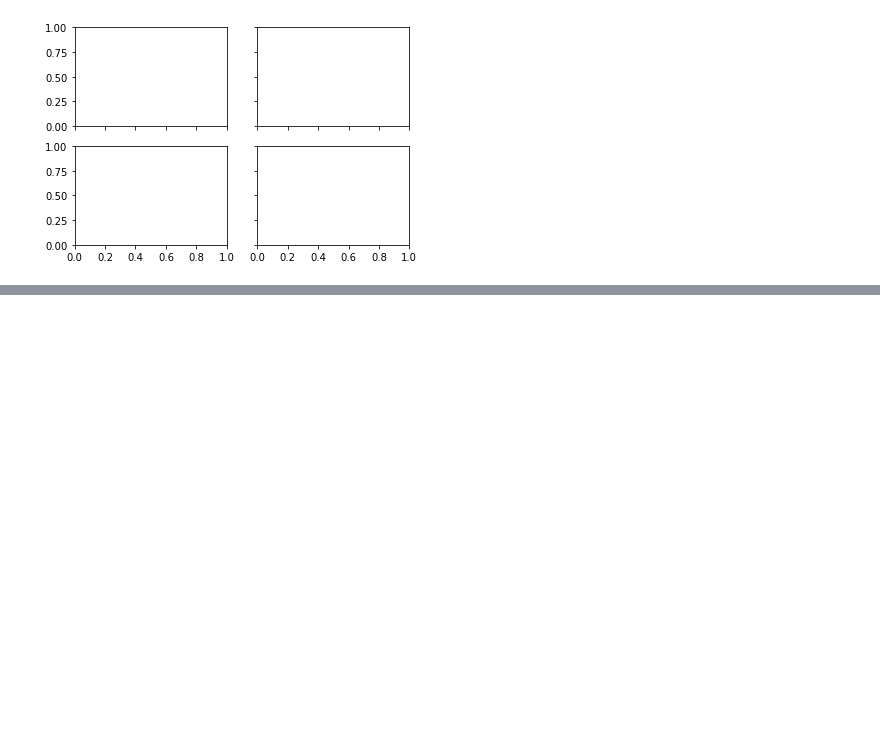
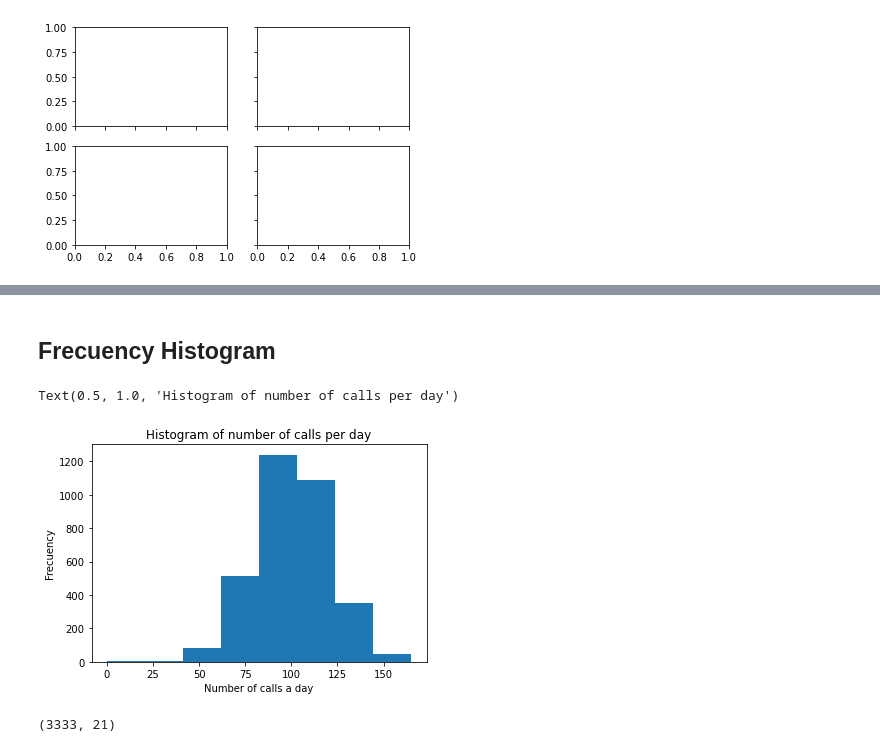
Before and after one commit to nil-andreu/machinelearningcourse, a Jupyter notebook: Part 3; Data Cleaning - Graphical Representations.ipynb, the cells around one changed output, grey strips where cells are left out. Cells and saved outputs as stored; diff of their text form; code cells hidden in the pictures; blank space fills up the shorter version.

Commit message:
Frequency Histogram

```diff
--- a/Part 3; Data Cleaning - Graphical Representations.ipynb
+++ b/Part 3; Data Cleaning - Graphical Representations.ipynb
@@ -71,0 +68,22 @@ AttributeError: 'DataFrame' object has no attribute 'plt'
+# %% [markdown]
+## Frecuency Histogram
+# %%
+#We want to look for example of how the data is ditributed in a graphical way
+plt.hist(database["Day Calls"], bins=8)
+plt.xlabel("Number of calls a day")
+plt.ylabel("Frecuency")
+plt.title("Histogram of number of calls per day")
+
+
+#Where the bins is the number of divisions in the x axis
+#We could define our divisions putting: bins=[20,50,80,120,190] for example
+
+#The xlabel and ylabel is to put the names of the respective labels
+#The .title is to put the name of the title
+# %% [output]
+Text(0.5, 1.0, 'Histogram of number of calls per day')
+[figure, added]
+# %%
+database.shape
+# %% [output]
+(3333, 21)
```
Also changed, not shown: parts of 6 cells of this notebook.
